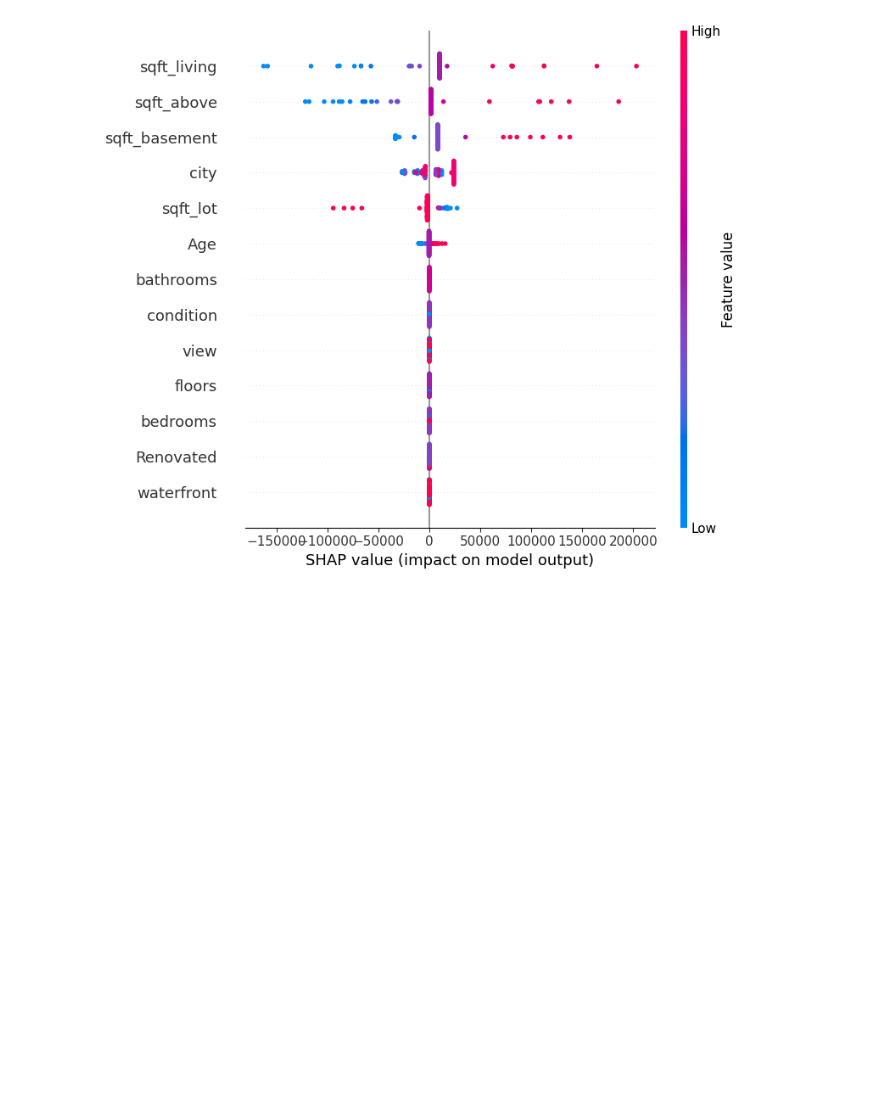
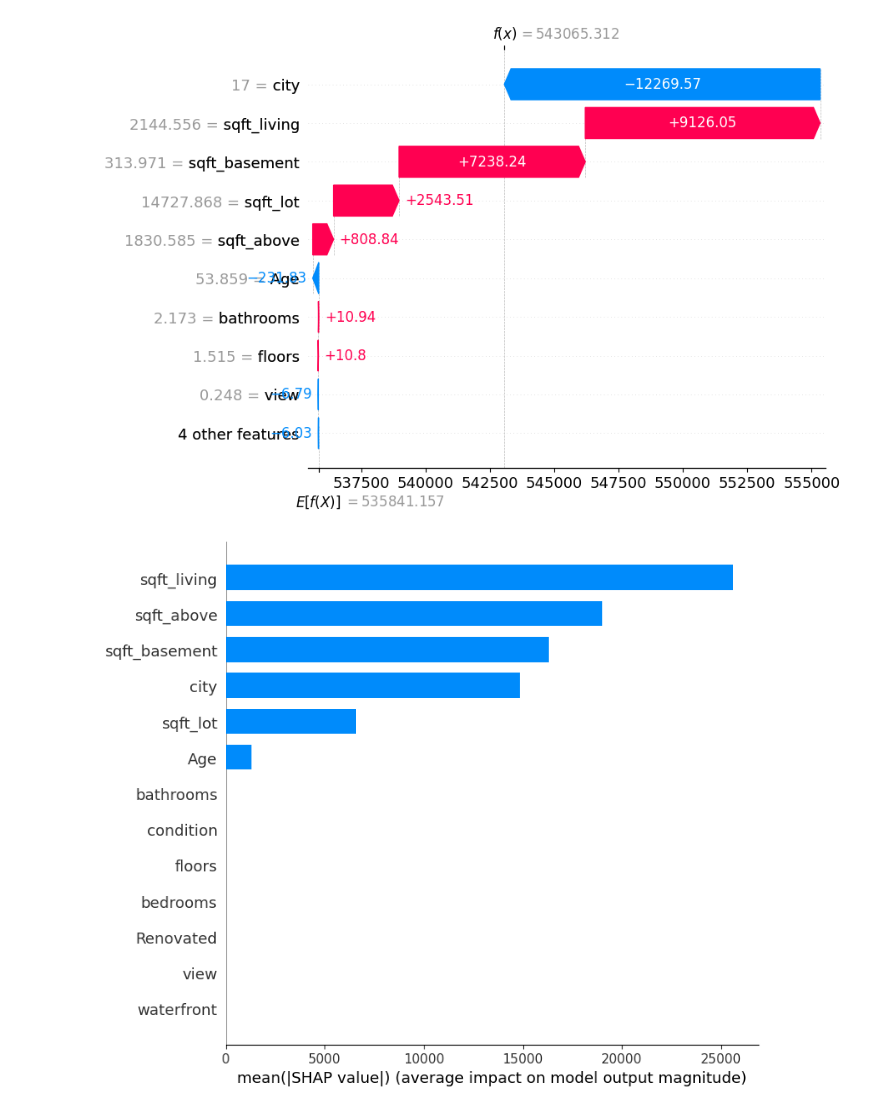
Before and after one commit to Ishan-Bhattacharya/House_prediction_with_explainability, a Jupyter notebook: Explainable_house_predictions.ipynb, the cells around one changed output. Drawn from its saved outputs; the diff is of its cells as text; code cells hidden in the pictures; blank space fills up the shorter version.

```diff
--- a/Explainable_house_predictions.ipynb
+++ b/Explainable_house_predictions.ipynb
@@ -356,0 +156,7 @@ Epoch 50/50
+# %%
+#4. EMBEDDING LAYER
+city = data['city'].nunique()
+
+city_input = Input(shape=(1,), name='city_input')
+city_embeds = Embedding(input_dim = city, output_dim = 8)(city_input)
+city_flat = Flatten()(city_embeds)
@@ -356,0 +221,14 @@ Epoch 50/50
+# %%
+#7. MODEL TRAINING
+
+for col in X_train_num.columns:
+    if X_train_num[col].dtype == 'object':
+        try:
+            X_train_num[col] = pd.to_numeric(X_train_num[col])
+        except ValueError:
+            # Handle columns that cannot be directly converted
+            # You may need to encode categorical columns
+            print(f"Column '{col}' could not be converted to numeric. Consider using appropriate encoding.")
+
+# Fit the model after the data type conversion
+history = model.fit([X_train_city, X_train_num], [y_train,y_train], epochs=75, batch_size=16, verbose=1)
@@ -404,8 +311,7 @@ X_train_num shape: (3680, 12)
 # %%
-import shap
-import numpy as np
-import pandas as pd
-from sklearn.impute import SimpleImputer
+#9. SHAP EXPLANATIONS
+
+preds = model.predict([X_test_city, X_test_num])
 
 # Combine categorical and numerical for SHAP
 X_train_city_2d = np.array(X_train_city).reshape(-1, 1)
@@ -440,5 +346,16 @@ background = X_train_full.iloc[:50, :].values
 explainer = shap.KernelExplainer(predict_fn, background)
 
 shap_values = explainer.shap_values(X_test_full.iloc[:100].values)
-shap.summary_plot(shap_values, X_test_full.iloc[:100], feature_names=X_train_full.columns)
+
+# Wrap shap_values with Explanation object
+shap_explanation = shap.Explanation(values=shap_values,
+                                  base_values=explainer.expected_value,
+                                  data=X_test_full.iloc[:100].values,
+                                  feature_names=X_test_full.columns)
+
+# Use the Explanation object for the waterfall plot
+shap.plots.waterfall(shap_explanation[0]) # Pass the first explanation from the list
+
+
+shap.summary_plot(shap_values, X_test_full.iloc[:100], plot_type="bar", feature_names=X_train_full.columns)
 # %% [output]
@@ -463 +381,2 @@ shap.summary_plot(shap_values, X_test_full.iloc[:100], feature_names=X_train_ful
-[figure, old version]
+[figure, new version]
+[figure, added]
```
Also changed, not shown: parts of 57 cells of this notebook.
